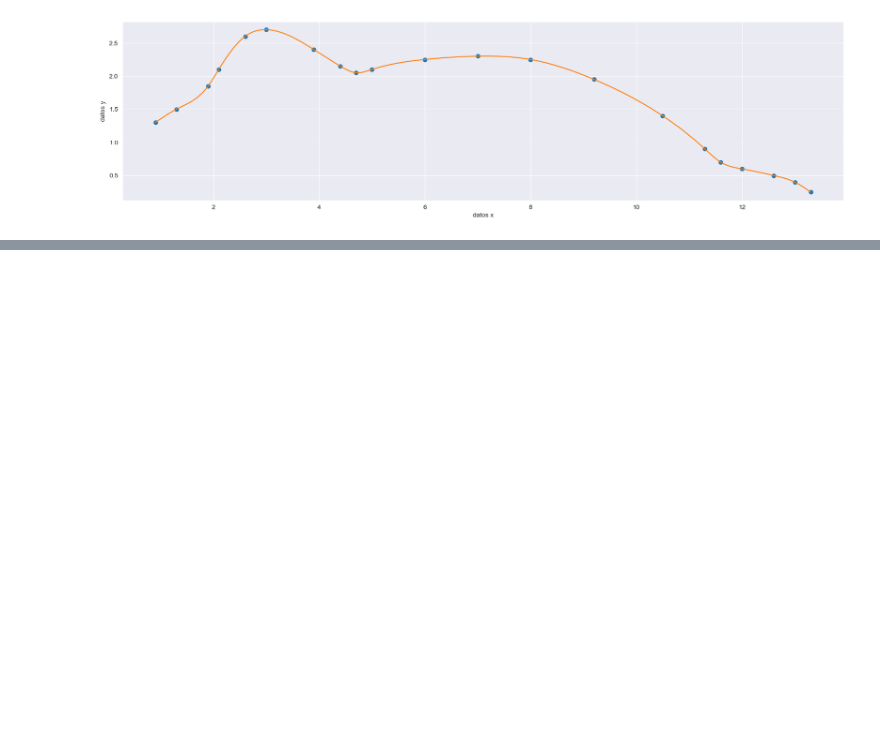
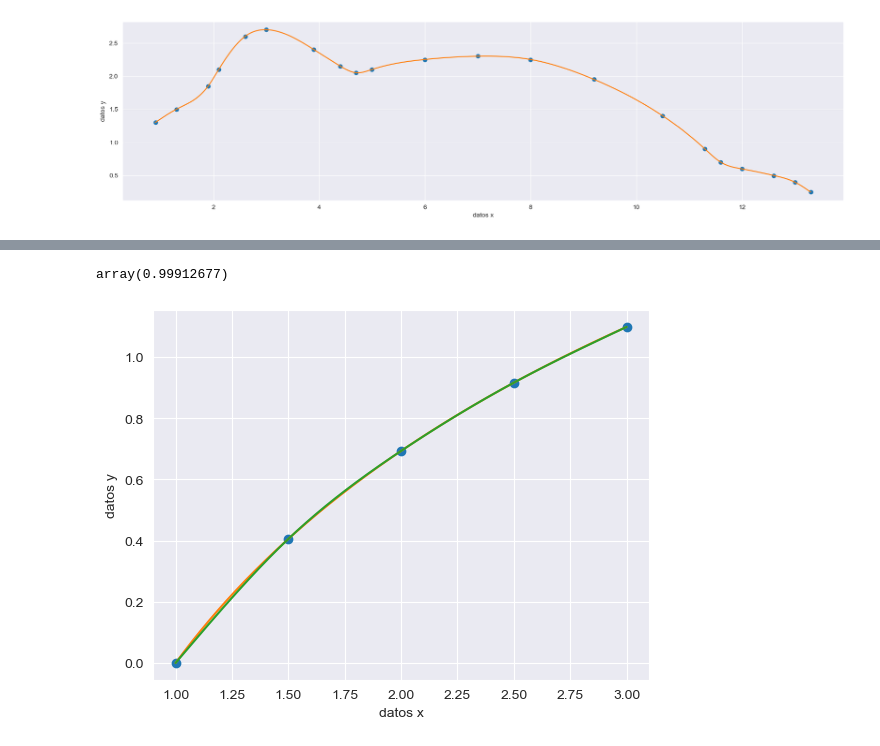
Before and after one commit to caramirezs/MetNum_202260, a Jupyter notebook: 2.3_Spline_cubico.ipynb, the cells around one changed output, grey strips where cells are left out. Cells and saved outputs as stored; diff of their text form; code cells hidden in the pictures; blank space fills up the shorter version.

Commit message:
splines

```diff
--- a/2.3_Spline_cubico.ipynb
+++ b/2.3_Spline_cubico.ipynb
@@ -284,3 +284,8 @@ plt.show()
 [figure]
 # %%
 a,b,c,d = CubicSplines(list(zip(datos_x, datos_y)))
+# %%
+f = lambda x: np.log(x)
+x = [1, 1.5, 2, 2.5, 3]
+y = [f(1), f(1.5), f(2), f(2.5), f(3)]
+a,b,c,d = CubicSplines(list(zip(x,y)))
@@ -286,0 +305,16 @@ a,b,c,d = CubicSplines(list(zip(datos_x, datos_y)))
+# %%
+spline = CubicSpline(x, y, bc_type='natural')
+# %%
+spline(np.e)
+# %% [output]
+array(0.99912677)
+# %%
+xlin = np.linspace(1,3, 1000)
+plt.plot(x, y, 'o')
+plt.plot(xlin,f(xlin))
+plt.plot(xlin,spline(xlin))
+plt.xlabel('datos x')
+plt.ylabel('datos y')
+plt.show()
+# %% [output]
+[figure, added]
```
Also changed, not shown: parts of 1 cell of this notebook.
